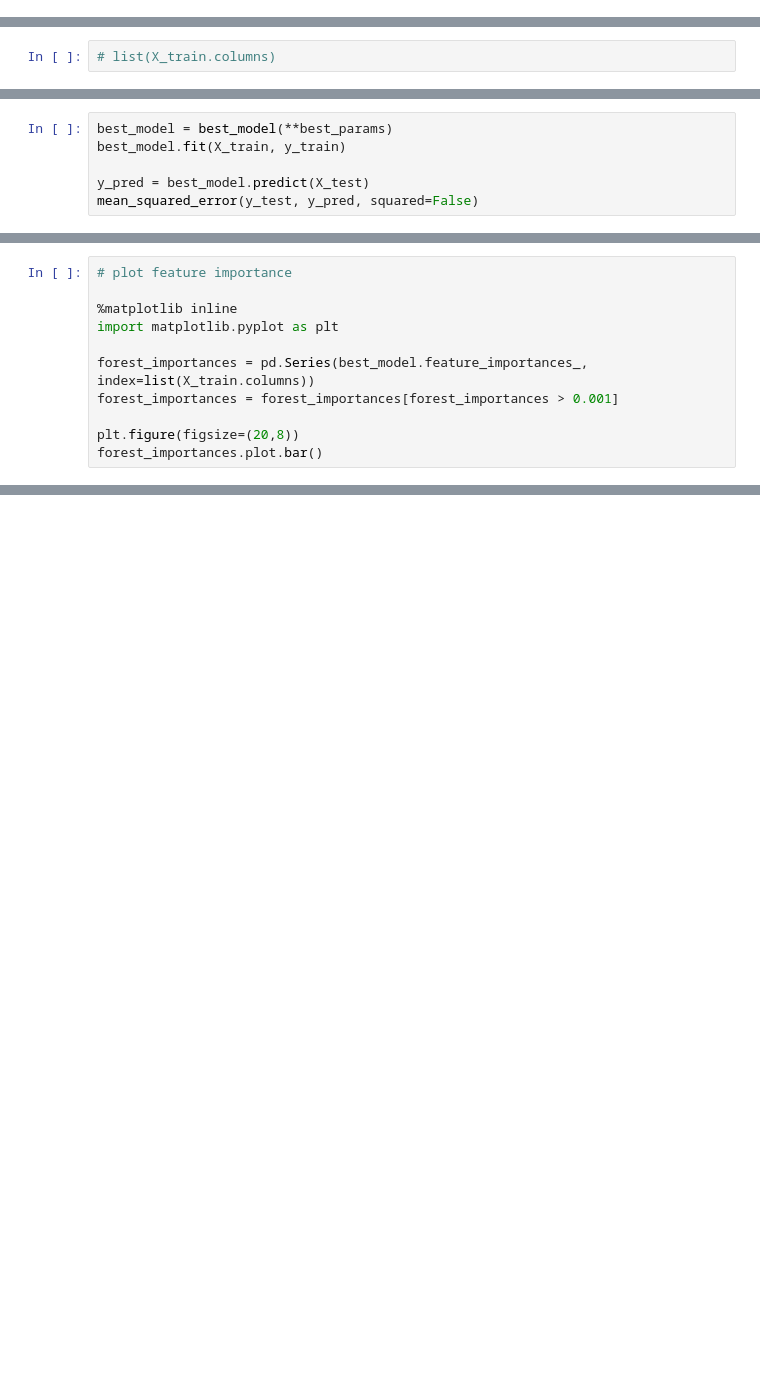
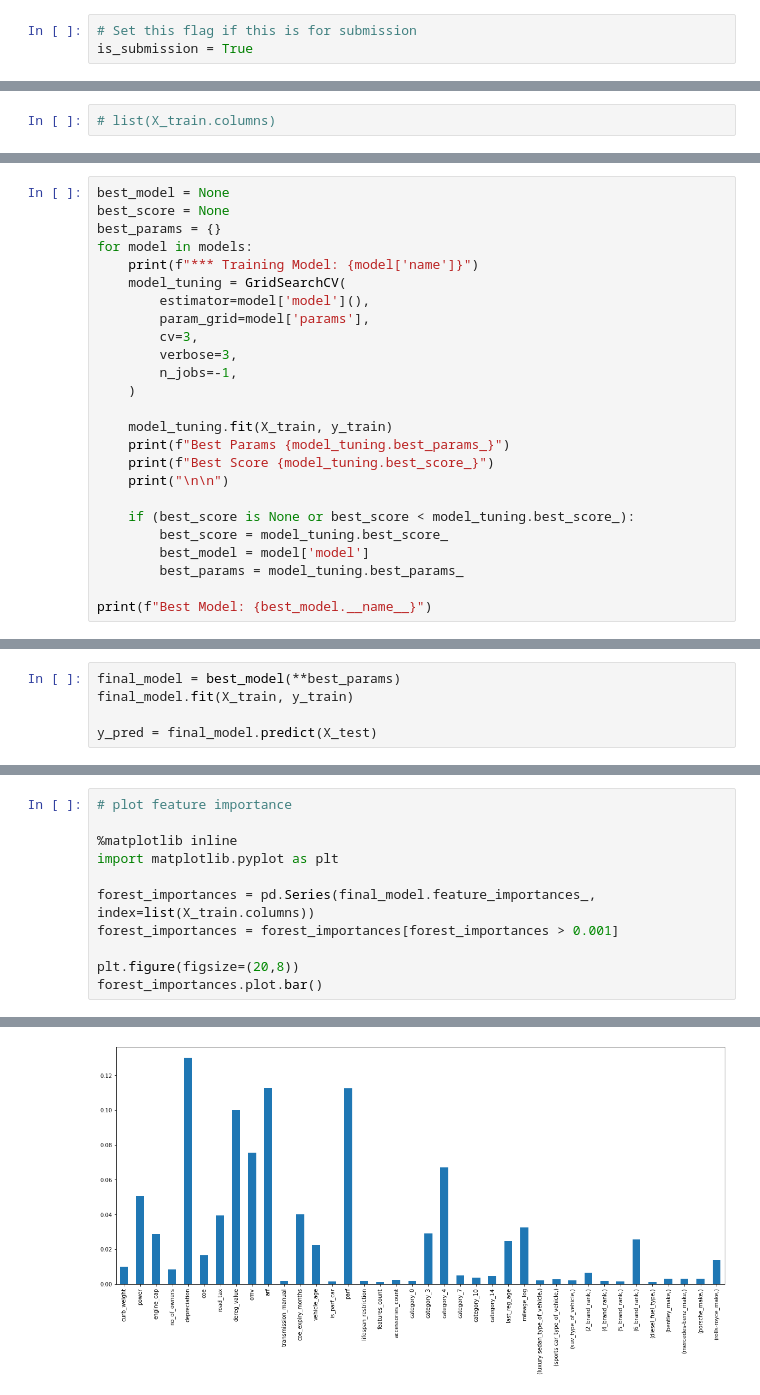
Before and after one commit to KrishnaKumarHariprasannan/cs5228-kpp, a Jupyter notebook: notebooks/task1.ipynb, the cells around one changed output, grey strips where cells are left out. Cells and saved outputs as stored; diff of their text form; blank space fills up the shorter version.

```diff
--- a/notebooks/task1.ipynb
+++ b/notebooks/task1.ipynb
@@ -20,6 +20,9 @@ from sklearn.ensemble import (
 from sklearn.linear_model import Ridge
 from sklearn.neighbors import KNeighborsRegressor
 from sklearn.metrics import mean_squared_error
+# %%
+# Set this flag if this is for submission
+is_submission = True
 # %%
 train = pd.read_csv("../data/processed/train.csv", sep=",")
 test = pd.read_csv("../data/processed/test.csv", sep=",")
@@ -163,6 +118,0 @@ Best Model: KNeighborsRegressor
-# %%
-best_model = best_model(**best_params)
-best_model.fit(X_train, y_train)
-
-y_pred = best_model.predict(X_test)
-mean_squared_error(y_test, y_pred, squared=False)
@@ -170,0 +148,25 @@ mean_squared_error(y_test, y_pred, squared=False)
+# %%
+best_model = None
+best_score = None
+best_params = {}
+for model in models:
+    print(f"*** Training Model: {model['name']}")
+    model_tuning = GridSearchCV(
+        estimator=model['model'](),
+        param_grid=model['params'],
+        cv=3,
+        verbose=3,
+        n_jobs=-1,
+    )
+
+    model_tuning.fit(X_train, y_train)
+    print(f"Best Params {model_tuning.best_params_}")
+    print(f"Best Score {model_tuning.best_score_}")
+    print("\n\n")
+
+    if (best_score is None or best_score < model_tuning.best_score_):
+        best_score = model_tuning.best_score_
+        best_model = model['model']
+        best_params = model_tuning.best_params_
+
+print(f"Best Model: {best_model.__name__}")
@@ -170,0 +191,5 @@ mean_squared_error(y_test, y_pred, squared=False)
+# %%
+final_model = best_model(**best_params)
+final_model.fit(X_train, y_train)
+
+y_pred = final_model.predict(X_test)
@@ -178,7 +221,7 @@ my_submission.to_csv('submission.csv', index=False)
 %matplotlib inline
 import matplotlib.pyplot as plt
 
-forest_importances = pd.Series(best_model.feature_importances_, index=list(X_train.columns))
+forest_importances = pd.Series(final_model.feature_importances_, index=list(X_train.columns))
 forest_importances = forest_importances[forest_importances > 0.001]
 
 plt.figure(figsize=(20,8))
@@ -188 +231,2 @@ AttributeError: 'KNeighborsRegressor' object has no attribute 'feature_importanc
+[figure, added]
 # %%
```
Also changed, not shown: parts of 17 cells of this notebook, 4 other files.
